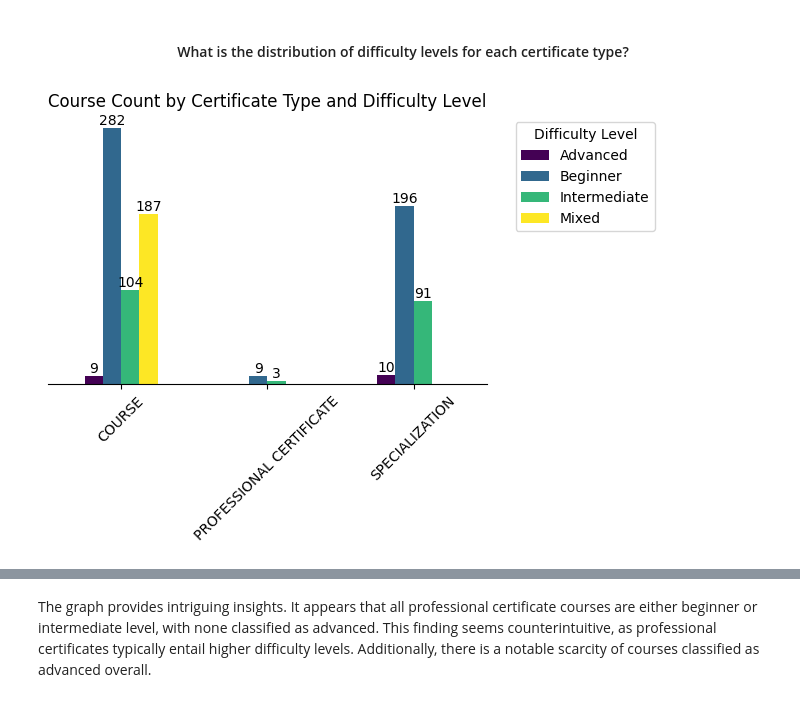
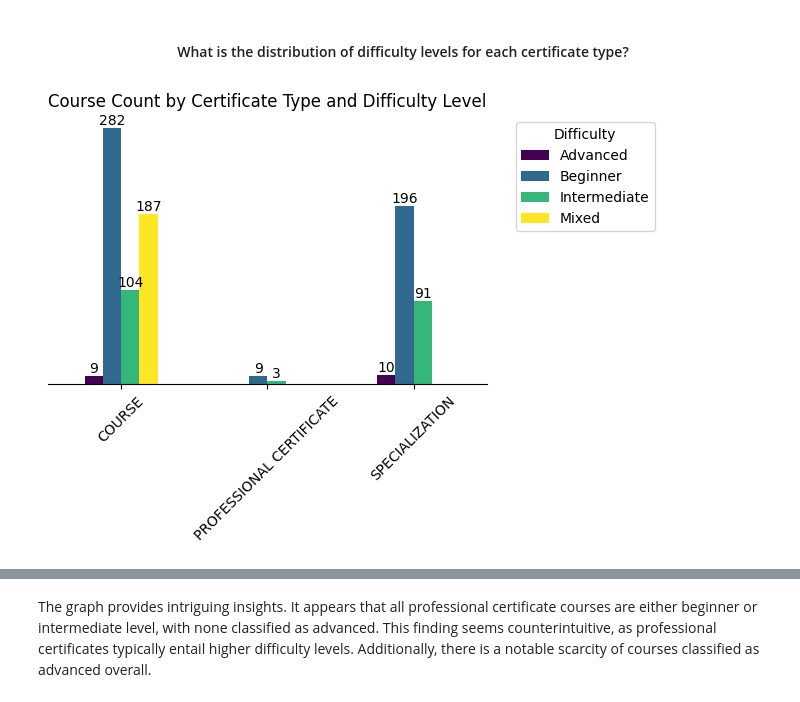
Before and after one commit to minde121/Coursera-EDA, a Jupyter notebook: CourseraEDA.ipynb, the cells around one changed output, grey strips where cells are left out. Saved outputs shown, nothing was run; the diff lists cells and outputs as text; code cells hidden in the pictures.

Commit message:
Pep8 formating + 2 extra graphs

```diff
--- a/CourseraEDA.ipynb
+++ b/CourseraEDA.ipynb
@@ -407,24 +431,30 @@ plt.show()
 # %% [markdown]
 #### <center>What is the distribution of difficulty levels for each certificate type? <center>
 # %%
-course_type_difficulty = coursera_data.groupby(['course_Certificate_type', 'course_difficulty'])['course_title'].count().unstack()
+course_type_difficulty = coursera_data.groupby(
+    ['course_Certificate_type', 'course_difficulty']
+    )['course_title'].count().unstack()
 
 bars = course_type_difficulty.plot(kind='bar', stacked=False, cmap='viridis')
 
 sns.despine(left=True)
 
 bars.tick_params(axis='y', which='both', left=False, labelleft=False)
 
 for bar in bars.patches:
     if bar.get_height() > 0:
-        plt.text(bar.get_x() + bar.get_width() / 2, bar.get_height(), f'{int(bar.get_height()):,}', ha='center', va='bottom')
+        plt.text(
+            bar.get_x() + bar.get_width() / 2,
+            bar.get_height(), f'{int(bar.get_height()):,}',
+            ha='center', va='bottom'
+            )
 
 plt.title('Course Count by Certificate Type and Difficulty Level')
 plt.xlabel('')
 plt.ylabel('')
 plt.xticks(rotation=45)
-plt.legend(title='Difficulty Level', bbox_to_anchor=(1.05, 1), loc='upper left')
+plt.legend(title='Difficulty', bbox_to_anchor=(1.05, 1), loc='upper left')
 plt.tight_layout()
 plt.show()
 # %% [output]
-[figure, old version]
+[figure, new version]
```
Also changed, not shown: parts of 22 cells of this notebook.
